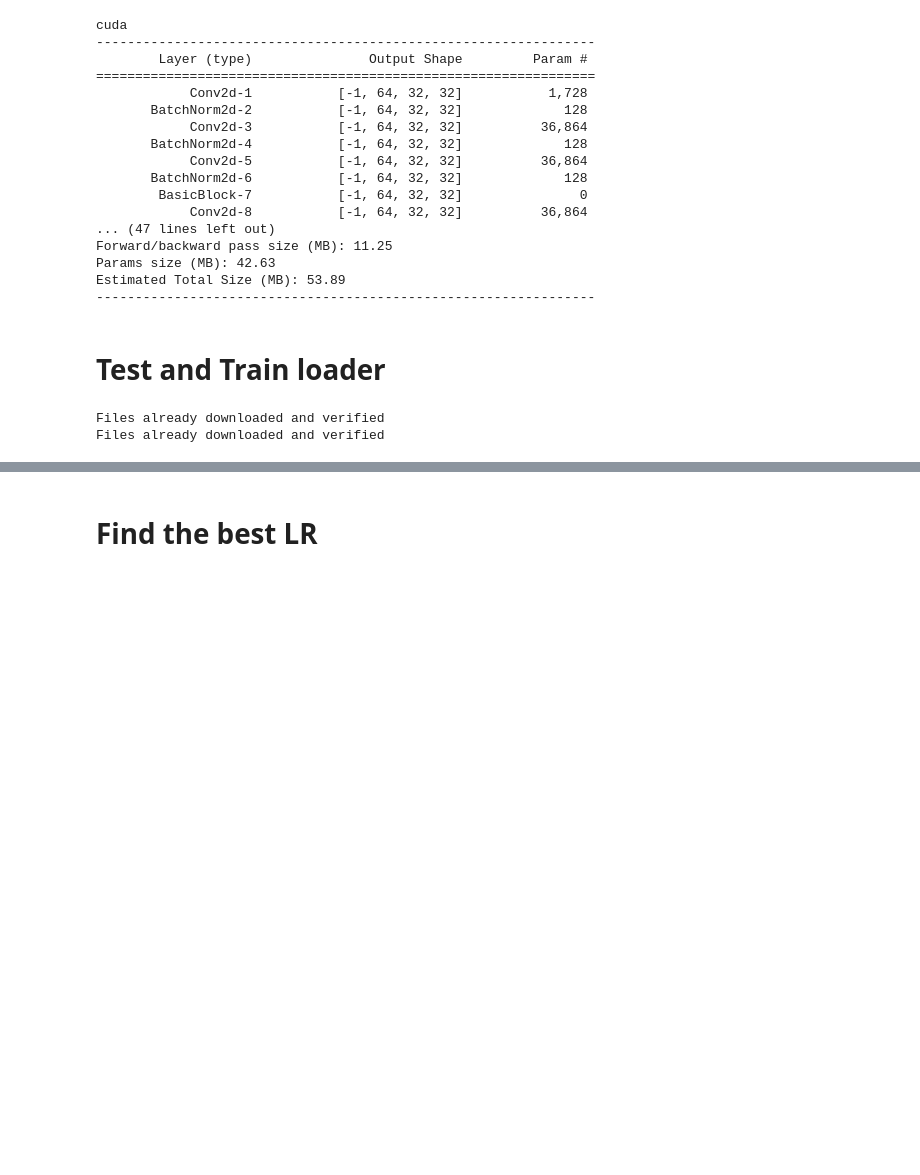
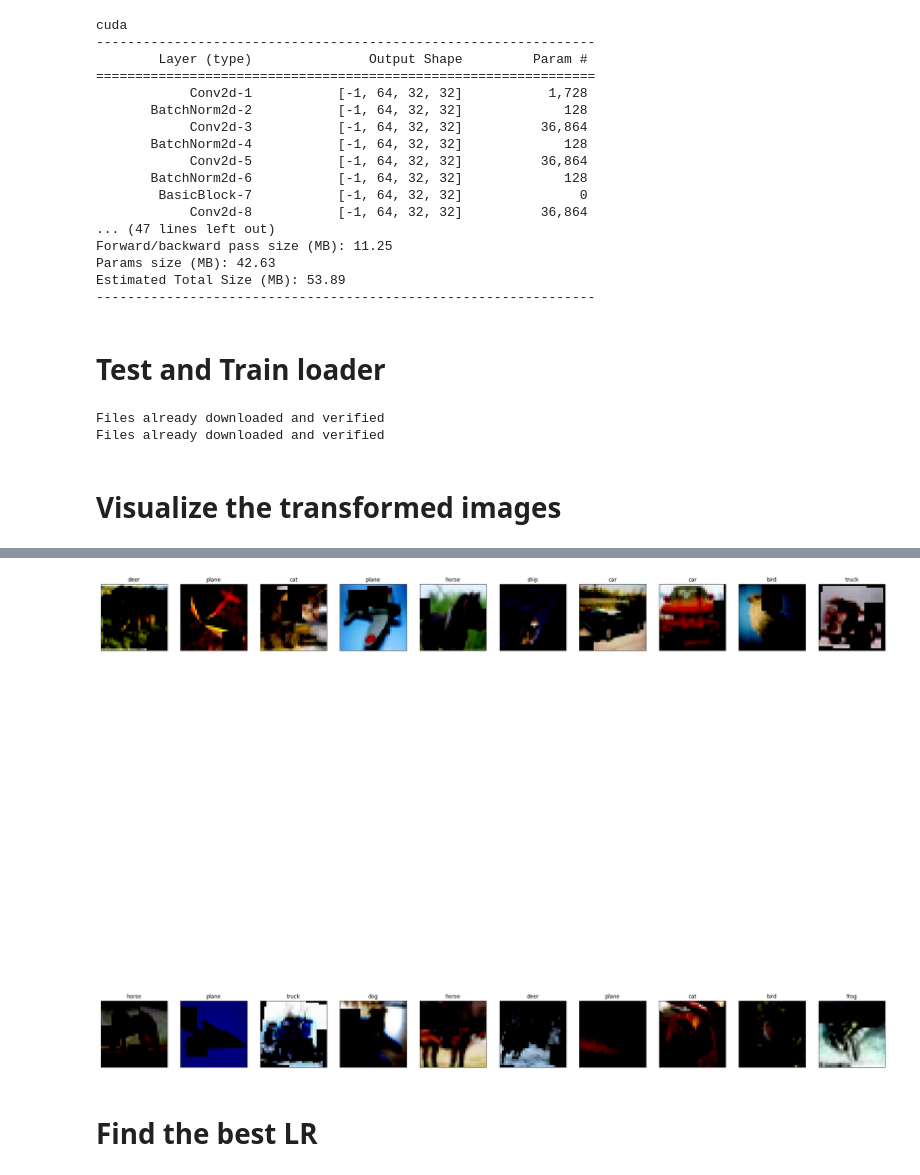
Before and after one commit to futartup/S8-S9-assignment, a Jupyter notebook: main.ipynb, the cells around one changed output, grey strips where cells are left out. Cells and saved outputs as stored; diff of their text form; code cells hidden in the pictures; blank space fills up the shorter version.

```diff
--- a/main.ipynb
+++ b/main.ipynb
@@ -97,3 +101,17 @@ test_loader = get_test_loader()
 # %% [output]
 Files already downloaded and verified
 Files already downloaded and verified
+# %% [markdown]
+# Visualize the transformed images
+# %%
+images, labels = next(iter(train_loader))
+images = images.numpy()  # convert images to numpy for display
+
+# plot the images in the batch, along with the corresponding labels
+fig = plt.figure(figsize=(32, 32))
+# display 20 images
+for idx in np.arange(20):
+    ax = fig.add_subplot(2, 20 / 2, idx + 1, xticks=[], yticks=[])
+    ax.imshow(images[idx].transpose((1, 2, 0)))
+    ax.set_title(classes[labels[idx]])
+# %% [output]
@@ -100,3 +138,4 @@ Files already downloaded and verified
+[figure, added]
 # %% [markdown]
 # Find the best LR
 # %%
```
Also changed, not shown: parts of 10 cells of this notebook.
